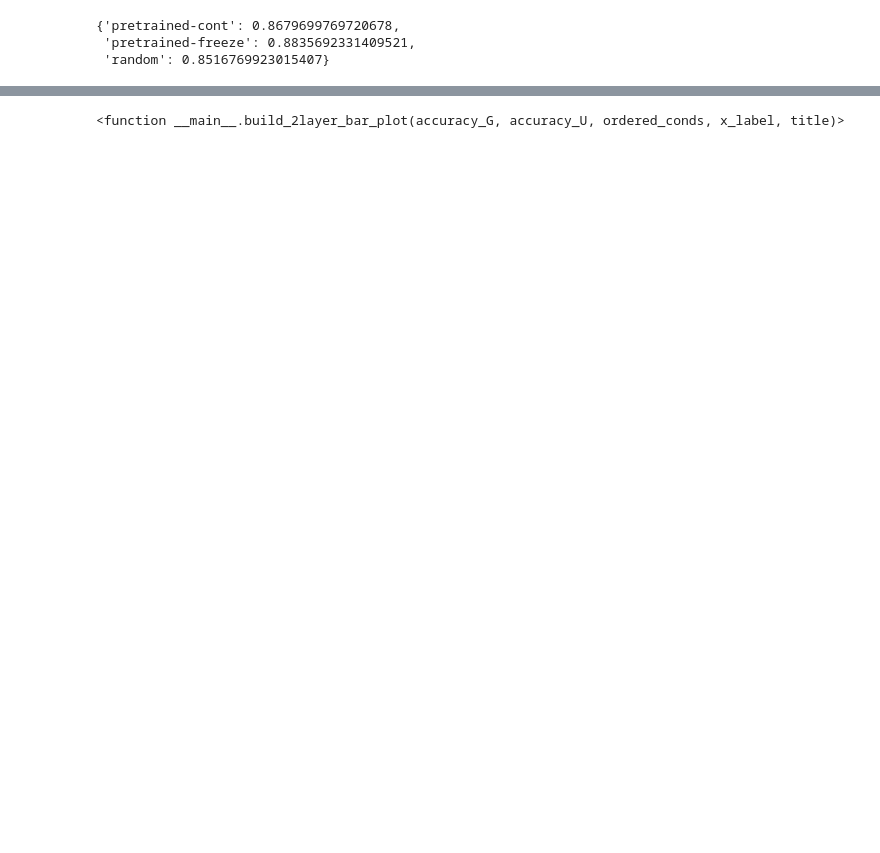
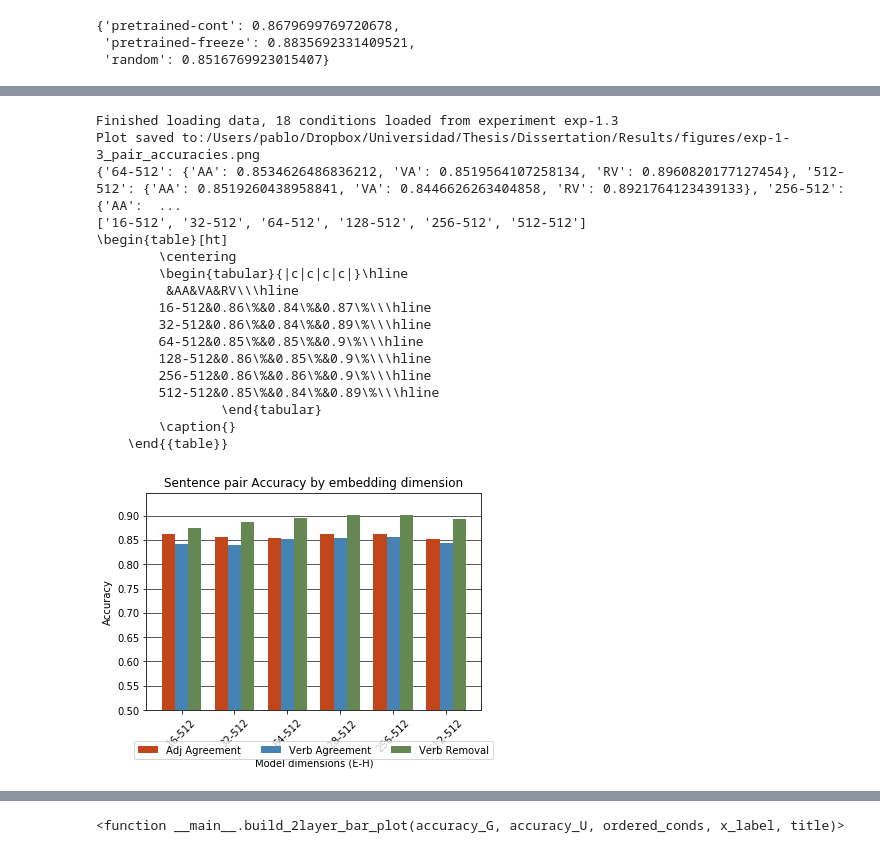
Before and after one commit to LinguoMalkavian/darth_linguo, a Jupyter notebook: python/paired_eval.ipynb, the cells around one changed output, grey strips where cells are left out. Cells and saved outputs as stored; diff of their text form; code cells hidden in the pictures; blank space fills up the shorter version.

```diff
--- a/python/paired_eval.ipynb
+++ b/python/paired_eval.ipynb
@@ -13,14 +13,14 @@ from plotly.offline import download_plotlyjs, init_notebook_mode, plot, iplot
 init_notebook_mode(connected=True)
 # Paths
 # at the lab
-results_dir = os.path.abspath("../results/pairtest/classifier_results/")
-plots_dir = os.path.abspath("../../figures_and_tables")
-tables_dir = os.path.abspath("../../figures_and_tables")
+# results_dir = os.path.abspath("../results/pairtest/classifier_results/")
+# plots_dir = os.path.abspath("../../figures_and_tables")
+# tables_dir = os.path.abspath("../../figures_and_tables")
 
 # at home
-# results_dir = os.path.abspath("/Volumes/Elements/darth_linguo/results/pairtest/classifier_results/")
-# plots_dir = "/Users/pablo/Dropbox/Universidad/Thesis/Dissertation/Results/figures"
-# tables_dir = "/Users/pablo/Dropbox/Universidad/Thesis/Dissertation/Results/tables"
+results_dir = os.path.abspath("/Volumes/Elements/workspace/darth_linguo/results/pairtest/classifier_results/")
+plots_dir = "/Users/pablo/Dropbox/Universidad/Thesis/Dissertation/Results/figures"
+tables_dir = "/Users/pablo/Dropbox/Universidad/Thesis/Dissertation/Results/tables"
 
 
 noisenames = {"AA":"adjectival agreement", "VA": "verbal agreement", "RV":"main verb removal"}
@@ -388,18 +388,41 @@ def build_bar_plot(accuracy,ordered_conds,x_label,
 # %%
-# For experiment 1.1
-if target_experiment=="exp-1.1":
-    for noise_type in noise_types:
-        ordered_conds= ["32-32","64-64","128-128","256-256","512-512","512-1024"]
-        caption = "The relative difference in accuracy accross dimension parameters on {} data, green indicates that the difference is significant according to Mc Nemar's test ($p\\leq0.001$)".format(noise_type)
-        table_latex = build_LATEX_pairwise_table(ordered_conds, accuracy_U[noise_type], pvalue_df[noise_type], caption )
-        table_folder = "/Users/pablo/Dropbox/Universidad/Thesis/Dissertation/Results/tables"
-        with open(os.path.join(table_folder,"exp-1.1_{}_pairwise.tex".format(noise_type)),"w") as outfile:
-            outfile.write(table_latex)
+# For experiment 1.3
+target_experiment_emsbsize="exp-1.3"
+try:
+    len(accuracy_numbers_emsbsize)
+except NameError:
+    accuracy_numbers_emsbsize, accuracy_tables_emsbsize = load_pairtest_results(results_dir, target_experiment_emsbsize)
 
-    for noise_type in noise_types:
-        ordered_conds= ["32-32","64-64","128-128","256-256","512-512","512-1024"]
-        caption = "Pairwise p-value accross dimension parameters on {} data, green indicates that the difference is highly significant ($p\\leq 0.001$), orange that it is significant($0.001\\leq p \\leq 0.05$), according to Mc Nemar's test ".format(noise_type)
-        table_latex = build_pvalues_table(ordered_conds, pvalue_df[noise_type], caption )
-        table_folder = "/Users/pablo/Dropbox/Universidad/Thesis/Dissertation/Results/tables"
-        with open(os.path.join(table_folder,"exp-1.1_{}_pvals.tex".format(noise_type)),"w") as outfile:
-            outfile.write(table_latex)
+ordered_conds_emsbsize = ["16-512","32-512","64-512","128-512","256-512","512-512"]
+
+baseline = "random"
+#table_folder = "/Users/pablo/Dropbox/Universidad/Thesis/Dissertation/Results/tables"
+table_folder = tables_dir
+#caption = "The relative difference in accuracy by embedding dimension on {} data, green indicates that the difference in error proportions highly significant ($p\\leq 0.001$), orange that it is significant($0.001\\leq p \\leq 0.05$), red that it is not significant, according to Mc Nemar's test. ".format(noisenames[noise_type])
+#relative_table = build_relative_table(ordered_conds, accuracy_numbers, pvalue_df, baseline, caption)
+#with open(os.path.join(table_folder,"exp-1.2_relative.tex".format(noise_type)),"w") as outfile:
+        #outfile.write(relative_table)
+title = "Sentence pair Accuracy by embedding dimension"
+x_label = "Model dimensions (E-H)"
+
+build_bar_plot(accuracy_numbers_emsbsize,ordered_conds_emsbsize,x_label, title, target_experiment_emsbsize)
+print(build_latex_accuracies_table(accuracy_numbers_emsbsize, ordered_conds=ordered_conds_emsbsize))
+# %% [output]
+Finished loading data, 18 conditions loaded from experiment exp-1.3
+Plot saved to:/Users/pablo/Dropbox/Universidad/Thesis/Dissertation/Results/figures/exp-1-3_pair_accuracies.png
+{'64-512': {'AA': 0.8534626486836212, 'VA': 0.8519564107258134, 'RV': 0.8960820177127454}, '512-512': {'AA': 0.8519260438958841, 'VA': 0.8446626263404858, 'RV': 0.8921764123439133}, '256-512': {'AA':  ...
+['16-512', '32-512', '64-512', '128-512', '256-512', '512-512']
+\begin{table}[ht]
+        \centering
+        \begin{tabular}{|c|c|c|c|}\hline
+         &AA&VA&RV\\\hline
+        16-512&0.86\%&0.84\%&0.87\%\\\hline
+        32-512&0.86\%&0.84\%&0.89\%\\\hline
+        64-512&0.85\%&0.85\%&0.9\%\\\hline
+        128-512&0.86\%&0.85\%&0.9\%\\\hline
+        256-512&0.86\%&0.86\%&0.9\%\\\hline
+        512-512&0.85\%&0.84\%&0.89\%\\\hline
+                \end{tabular}
+        \caption{}
+    \end{{table}}
+[figure, added]
```
Also changed, not shown: parts of 18 cells of this notebook, 3 other files.
